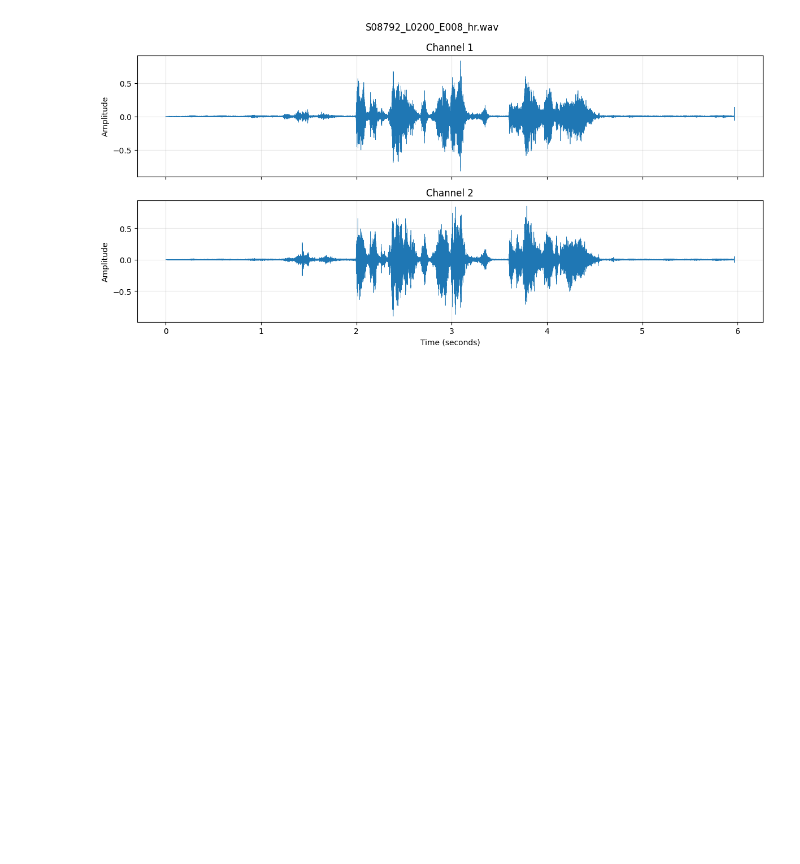
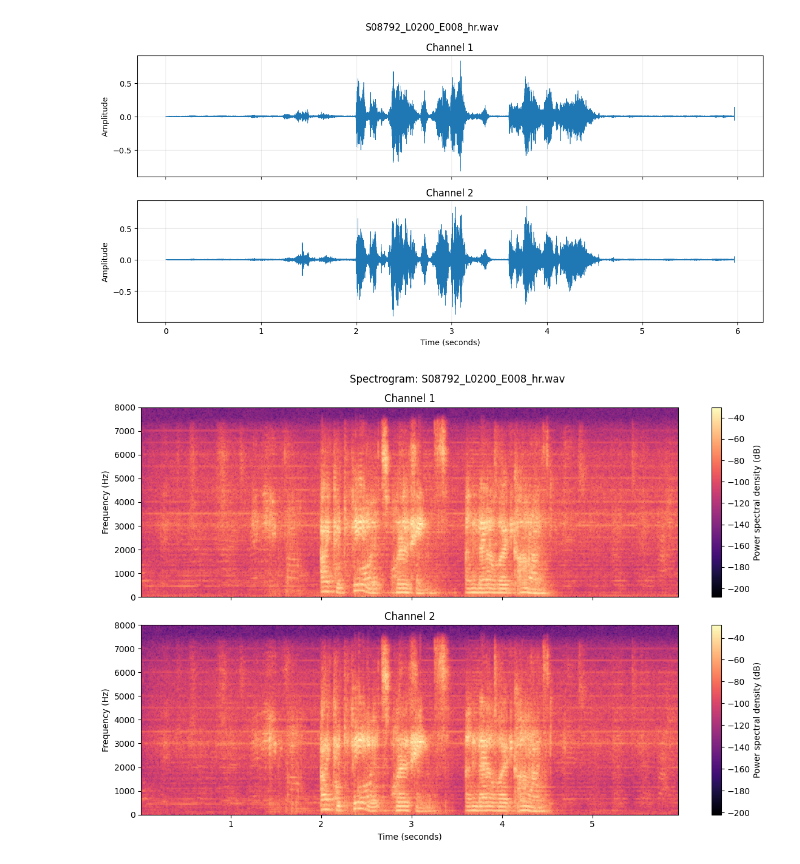
Before and after one commit to roberaBelachew/clarity_cpc2, a Jupyter notebook: clarity_cpc2.ipynb, the cells around one changed output. Drawn from its saved outputs; the diff is of its cells as text; code cells hidden in the pictures; blank space fills up the shorter version.

Commit message:
comparing the spectogram and the audiogram

```diff
--- a/clarity_cpc2.ipynb
+++ b/clarity_cpc2.ipynb
@@ -454,3 +454,38 @@ plt.tight_layout()
 plt.show()
 # %% [output]
 [figure]
+# %%
+# Uses audio and sample_rate from the previous cells.
+
+fig, axes = plt.subplots(
+    audio.shape[1],
+    1,
+    figsize=(12, 4 * audio.shape[1]),
+    sharex=True,
+    squeeze=False,
+)
+
+for channel in range(audio.shape[1]):
+    ax = axes[channel, 0]
+
+    spectrum, frequencies, times, image = ax.specgram(
+        audio[:, channel],
+        NFFT=1024,
+        Fs=sample_rate,
+        noverlap=768,
+        cmap="magma",
+        scale="dB",
+    )
+
+    ax.set_title(f"Channel {channel + 1}")
+    ax.set_ylabel("Frequency (Hz)")
+    ax.set_ylim(0, min(8000, sample_rate / 2))
+
+    fig.colorbar(image, ax=ax, label="Power spectral density (dB)")
+
+axes[-1, 0].set_xlabel("Time (seconds)")
+fig.suptitle(f"Spectrogram: {audio_path.name}")
+plt.tight_layout()
+plt.show()
+# %% [output]
+[figure, added]
```
Also changed, not shown: parts of 1 cell of this notebook.
